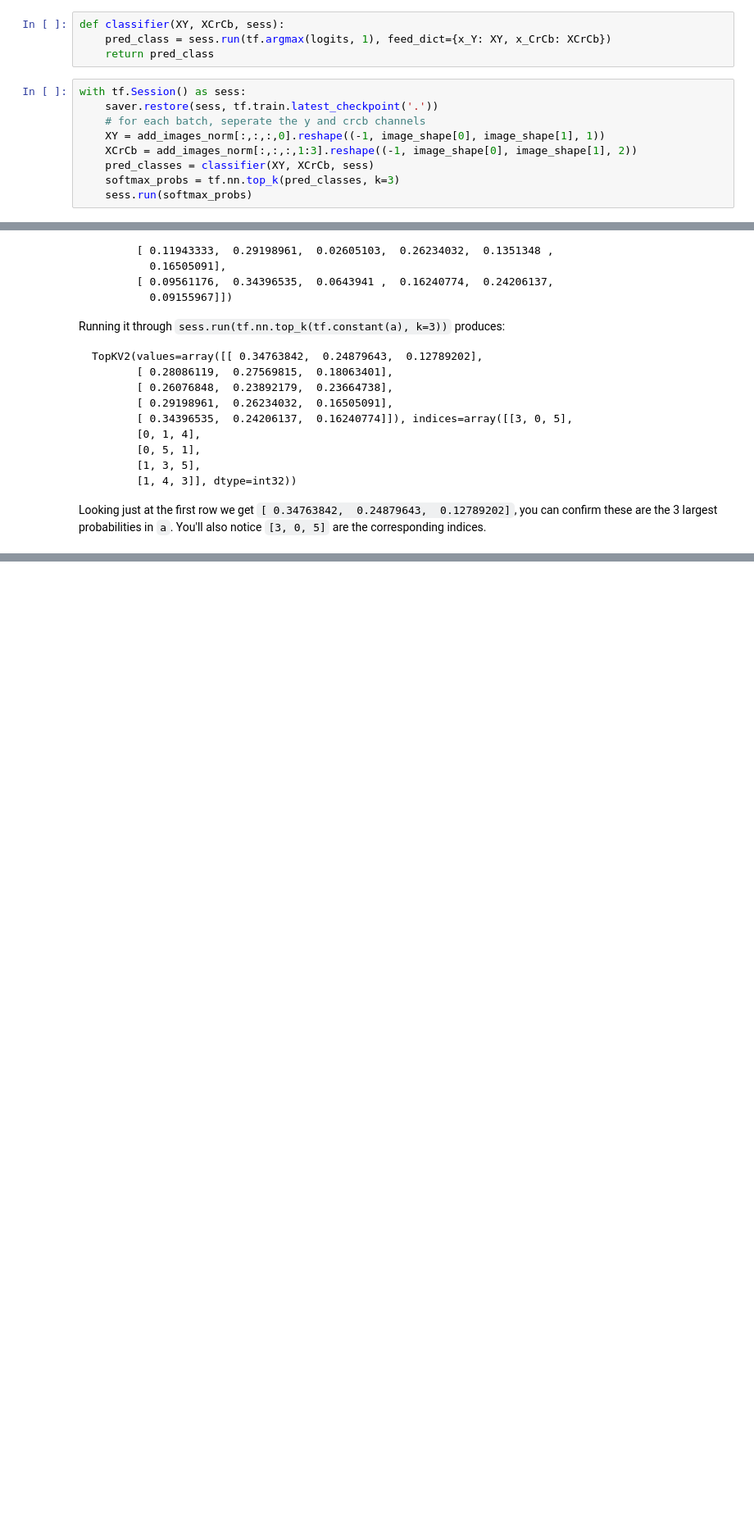
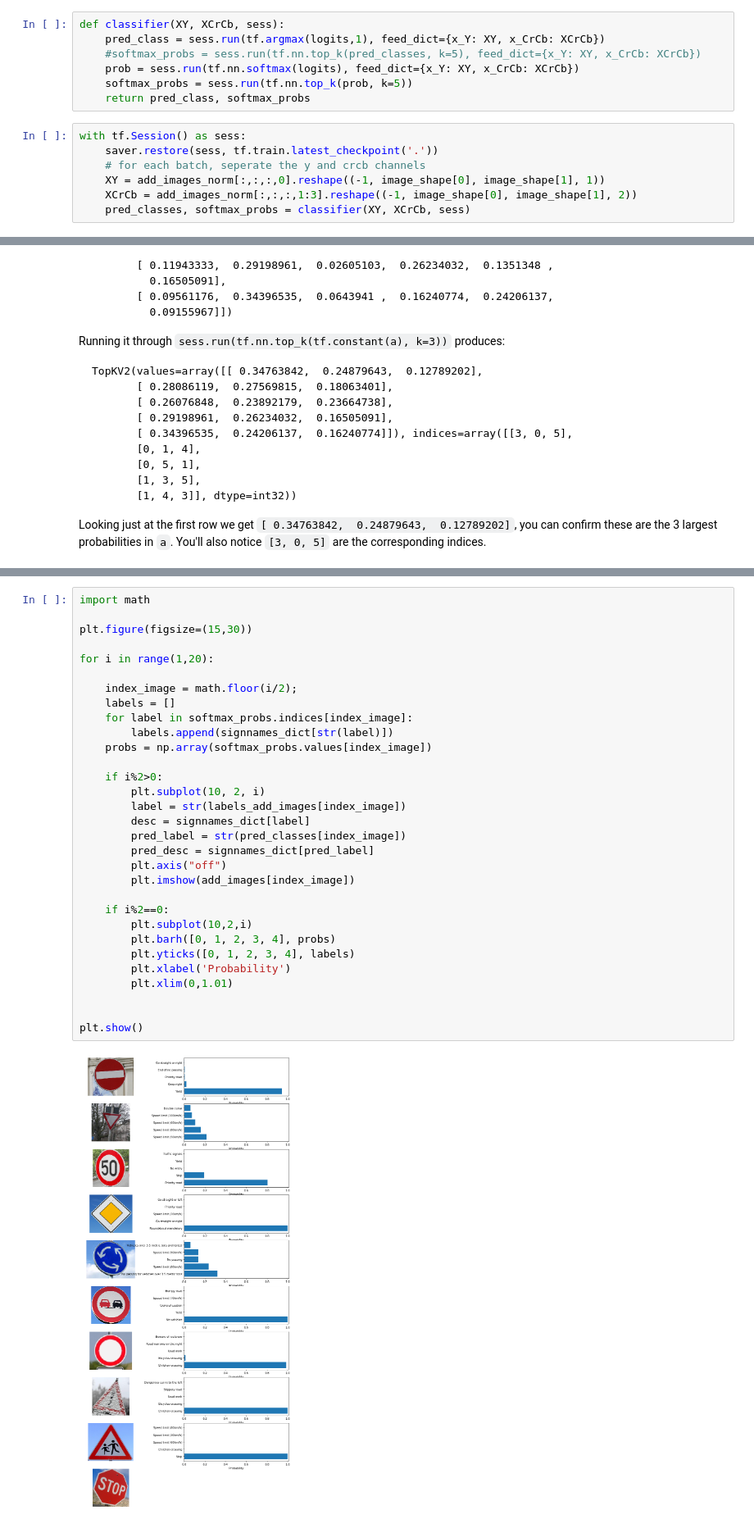
Before and after one commit to CBraeuninger/traffic_sign_classifier, a Jupyter notebook: Traffic_Sign_Classifier.ipynb, the cells around one changed output, grey strips where cells are left out. Shown at 82% size. Cells and saved outputs as stored; diff of their text form; blank space fills up the shorter version.

Commit message:
Added softmax probabilities

```diff
--- a/Traffic_Sign_Classifier.ipynb
+++ b/Traffic_Sign_Classifier.ipynb
@@ -756,16 +757,17 @@ for i in range(10):
 ### Predict the Sign Type for Each Image
 # %%
 def classifier(XY, XCrCb, sess):
-    pred_class = sess.run(tf.argmax(logits, 1), feed_dict={x_Y: XY, x_CrCb: XCrCb})
-    return pred_class
+    pred_class = sess.run(tf.argmax(logits,1), feed_dict={x_Y: XY, x_CrCb: XCrCb})
+    #softmax_probs = sess.run(tf.nn.top_k(pred_classes, k=5), feed_dict={x_Y: XY, x_CrCb: XCrCb})
+    prob = sess.run(tf.nn.softmax(logits), feed_dict={x_Y: XY, x_CrCb: XCrCb})
+    softmax_probs = sess.run(tf.nn.top_k(prob, k=5))
+    return pred_class, softmax_probs
 # %%
 with tf.Session() as sess:
     saver.restore(sess, tf.train.latest_checkpoint('.'))
     # for each batch, seperate the y and crcb channels
     XY = add_images_norm[:,:,:,0].reshape((-1, image_shape[0], image_shape[1], 1))
     XCrCb = add_images_norm[:,:,:,1:3].reshape((-1, image_shape[0], image_shape[1], 2))
-    pred_classes = classifier(XY, XCrCb, sess)
-    softmax_probs = tf.nn.top_k(pred_classes, k=3)
-    sess.run(softmax_probs)
+    pred_classes, softmax_probs = classifier(XY, XCrCb, sess)
 # %% [output]
 INFO:tensorflow:Restoring parameters from ./lenet
@@ -836,3 +852,36 @@ Looking just at the first row we get `[ 0.34763842,  0.24879643,  0.12789202]`,
+# %%
+import math
+
+plt.figure(figsize=(15,30))
+
+for i in range(1,20):
+
+    index_image = math.floor(i/2);
+    labels = []
+    for label in softmax_probs.indices[index_image]:
+        labels.append(signnames_dict[str(label)])
+    probs = np.array(softmax_probs.values[index_image])
+
+    if i%2>0:
+        plt.subplot(10, 2, i)
+        label = str(labels_add_images[index_image])
+        desc = signnames_dict[label]
+        pred_label = str(pred_classes[index_image])
+        pred_desc = signnames_dict[pred_label]
+        plt.axis("off")
+        plt.imshow(add_images[index_image])
+
+    if i%2==0:
+        plt.subplot(10,2,i)
+        plt.barh([0, 1, 2, 3, 4], probs)
+        plt.yticks([0, 1, 2, 3, 4], labels)
+        plt.xlabel('Probability')
+        plt.xlim(0,1.01)
+
+
+plt.show()
+# %% [output]
+[figure, added]
 # %% [markdown]
 ### Project Writeup
 
```
Also changed, not shown: parts of 5 cells of this notebook.
